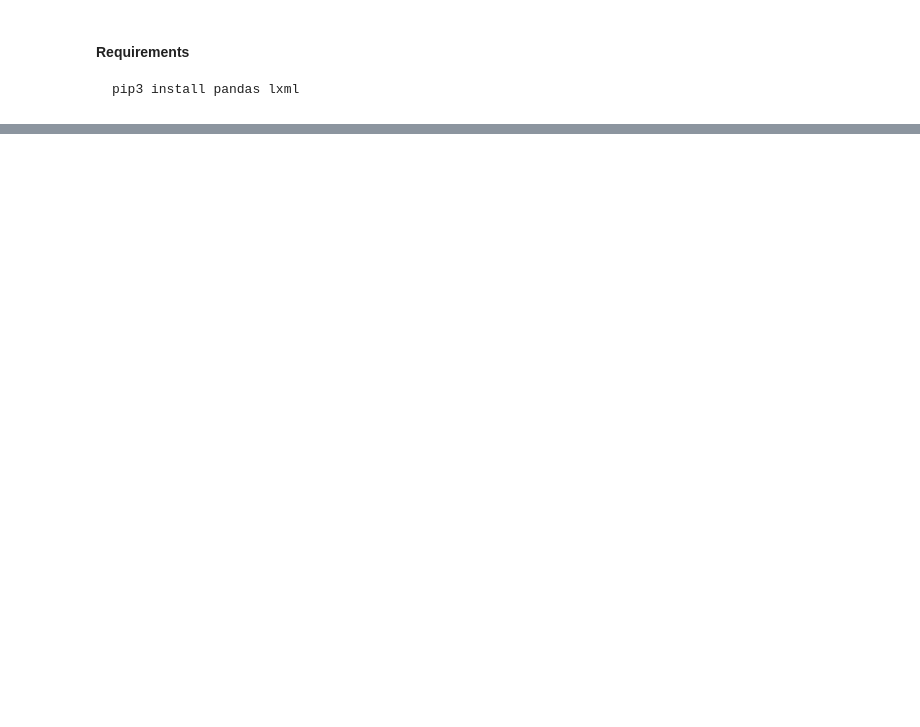
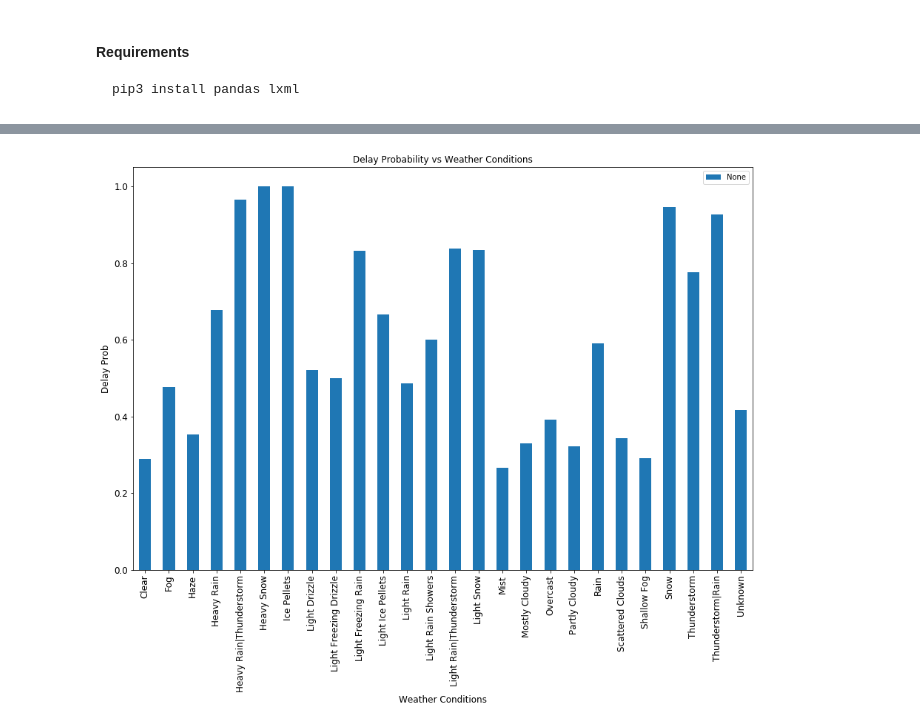
Before and after one commit to kabochya/15688-Final, a Jupyter notebook: Final.ipynb, the cells around one changed output, grey strips where cells are left out. Cells and saved outputs as stored; diff of their text form; code cells hidden in the pictures; blank space fills up the shorter version.

```diff
--- a/Final.ipynb
+++ b/Final.ipynb
@@ -262,0 +288,10 @@ print (prediction)
+# %%
+Conditions_arr_prob = weather_flight_data[['Conditions_dep','ARR_DELAY']]\
+                .groupby(['Conditions_dep'], group_keys=False)\
+                .apply(lambda x: x[x['ARR_DELAY']>0].shape[0]/x.shape[0])
+ax = Conditions_arr_prob.plot(kind='bar', title ="Delay Probability vs Weather Conditions", figsize=(15, 10), legend=True, fontsize=12)
+ax.set_xlabel("Weather Conditions", fontsize=12)
+ax.set_ylabel("Delay Prob", fontsize=12)
+plt.show()
+# %% [output]
+[figure, added]
```
Also changed, not shown: parts of 29 cells of this notebook.
